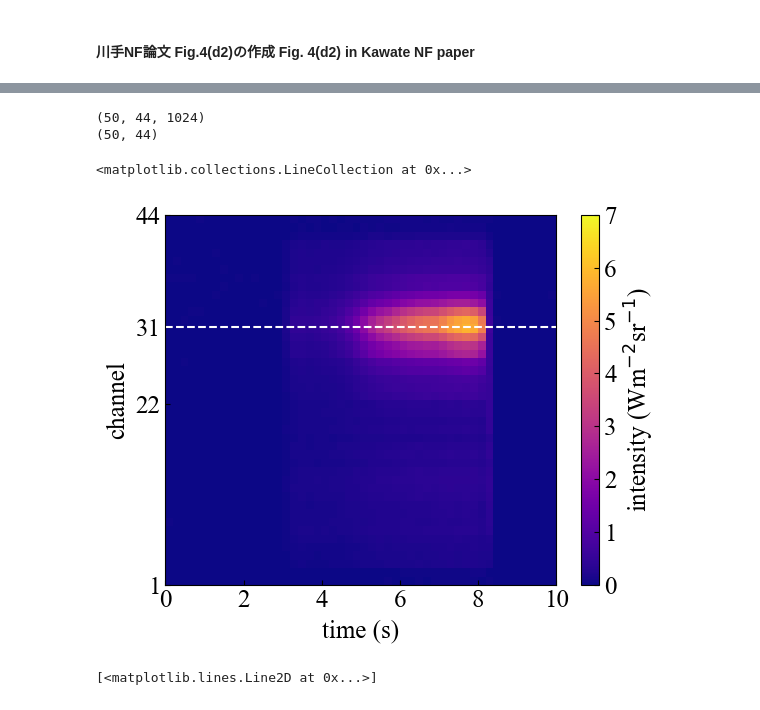
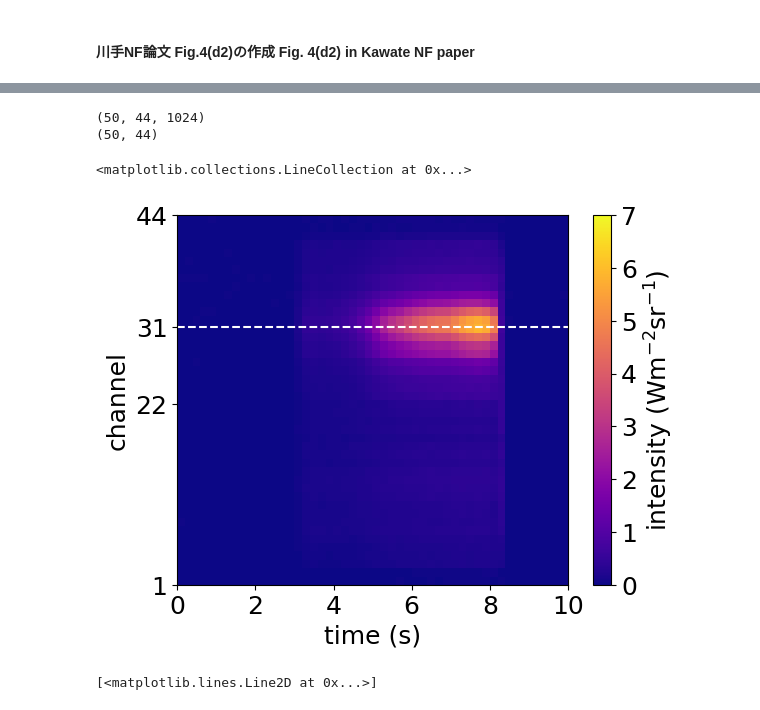
Before and after one commit to queezz/bh-molecule, a Jupyter notebook: examples/analysis_133m_f38_ch31.ipynb, the cells around one changed output, grey strips where cells are left out. Saved outputs shown, nothing was run; the diff lists cells and outputs as text; code cells hidden in the pictures.

```diff
--- a/examples/analysis_133m_f38_ch31.ipynb
+++ b/examples/analysis_133m_f38_ch31.ipynb
@@ -9,7 +9,3 @@ UsageError: Line magic function `%matplolib` not found.
-# %%
-plt.rcParams['xtick.direction'] = 'in'
-plt.rcParams['ytick.direction'] = 'in'
-plt.rcParams["font.family"] = "Times New Roman"
 # %% [markdown]
 <h4>スペクトルFITSデータ、波長データ読み込み</h4>
 # %%
@@ -47,3 +39,7 @@ T_EXP_133M = 0.177
 CH_DIV_133M = 31
 # %% [markdown]
 #### 川手NF論文 Fig.4(d2)の作成 Fig. 4(d2) in Kawate NF paper
+# %%
+plt.rcParams["font.size"] = 18
+print(hdu_sn169626_133m.data.shape)
+spec = np.sum(hdu_sn169626_133m.data[:,:,456:642], axis=2) # 433.0-433.9 nm Q枝 (branch)
@@ -50,41 +53,41 @@ CH_DIV_133M = 31
 # %%
 plt.rcParams["font.size"] = 18
-print(hdu_sn169626_133m.data;l.shape)
-spec = np.sum(hdu_sn169626_133m.ldata[:,:,456:642], axis=2) # 433.0-433.9 nm Q枝 (branch)
+print(hdu_sn169626_133m.data.shape)
+spec = np.sum(hdu_sn169626_133m.data[:,:,456:642], axis=2) # 433.0-433.9 nm Q枝 (branch)
 print(spec.shape)
 
 # バックグラウンド減算 # バックグラウンド減算
 spec = spec - spec[49, 43]
 
 # 感度係数 # Sensitivity coefficient
 C_133m = 0.0001837
 spec *= C_133m
 
 # グラフ
 spec = np.fliplr(spec)
 x = np.linspace(0, 10, 50)
 y = np.linspace(1, 44, 44)
 
 fig, ax = plt.subplots()
 im = ax.imshow(spec.T, cmap='plasma', aspect=0.22,
                extent=[x.min(), x.max(), y.min(), y.max()],
                interpolation='none', vmin=0, vmax=7)
 
 cbar = plt.colorbar(im, ticks=range(8))
 cbar.set_label(r'intensity (Wm$^{-2}$sr$^{-1}$)')
 
 ax.set_xlabel('time (s)')
 ax.set_ylabel('channel')
 ax.set_xlim(0, 10)
 ax.set_ylim(1, 44)
 ax.set_yticks([1, 22, 31, 44])
 ax.hlines(31, 0, 10, color='w', linestyles='dashed')
 #plt.vlines(7.6, 1, 44, color='w', linestyles='dashed')
 # %% [output]
 (50, 44, 1024)
 (50, 44)
 <matplotlib.collections.LineCollection at 0x...>
-[figure, old version]
+[figure, new version]
 # %%
 spec_slice = spec[:,44 - 31]
 
```
Also changed, not shown: parts of 11 cells of this notebook, 9 other files.
